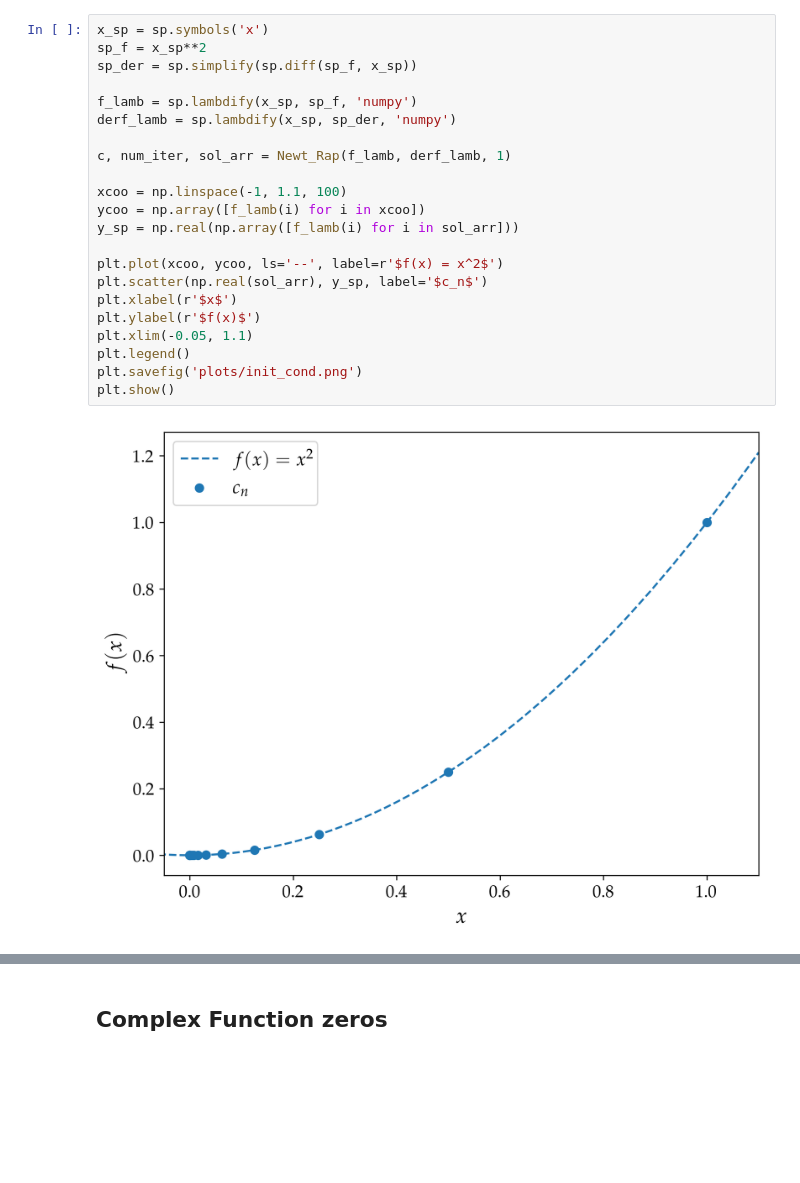
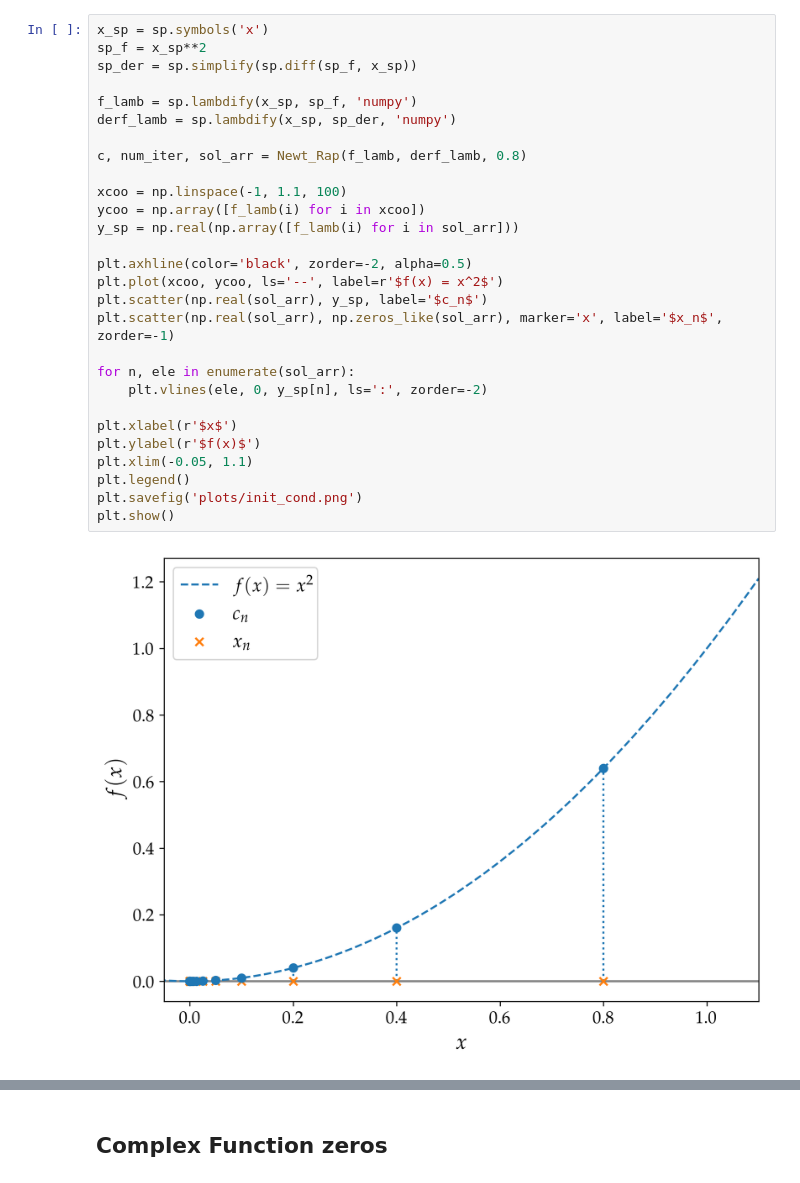
Before and after one commit to mvolpato-unimib/Lab_comp, a Jupyter notebook: ex13/Newt_Rap.ipynb, the cells around one changed output, grey strips where cells are left out. Drawn from its saved outputs; the diff is of its cells as text; blank space fills up the shorter version.

```diff
--- a/ex13/Newt_Rap.ipynb
+++ b/ex13/Newt_Rap.ipynb
@@ -49,24 +50,30 @@ This can lead to a large jump in one iteration that sends the algorithm to a reg
 # %%
 x_sp = sp.symbols('x')
 sp_f = x_sp**2
 sp_der = sp.simplify(sp.diff(sp_f, x_sp))
 
 f_lamb = sp.lambdify(x_sp, sp_f, 'numpy')
 derf_lamb = sp.lambdify(x_sp, sp_der, 'numpy')
 
-c, num_iter, sol_arr = Newt_Rap(f_lamb, derf_lamb, 1)
+c, num_iter, sol_arr = Newt_Rap(f_lamb, derf_lamb, 0.8)
 
 xcoo = np.linspace(-1, 1.1, 100)
 ycoo = np.array([f_lamb(i) for i in xcoo])
 y_sp = np.real(np.array([f_lamb(i) for i in sol_arr]))
 
+plt.axhline(color='black', zorder=-2, alpha=0.5)
 plt.plot(xcoo, ycoo, ls='--', label=r'$f(x) = x^2$')
 plt.scatter(np.real(sol_arr), y_sp, label='$c_n$')
+plt.scatter(np.real(sol_arr), np.zeros_like(sol_arr), marker='x', label='$x_n$', zorder=-1)
+
+for n, ele in enumerate(sol_arr):
+    plt.vlines(ele, 0, y_sp[n], ls=':', zorder=-2)
+
 plt.xlabel(r'$x$')
 plt.ylabel(r'$f(x)$')
 plt.xlim(-0.05, 1.1)
 plt.legend()
 plt.savefig('plots/init_cond.png')
 plt.show()
 # %% [output]
-[figure, old version]
+[figure, new version]
```
Also changed, not shown: parts of 6 cells of this notebook, 10 other files.
